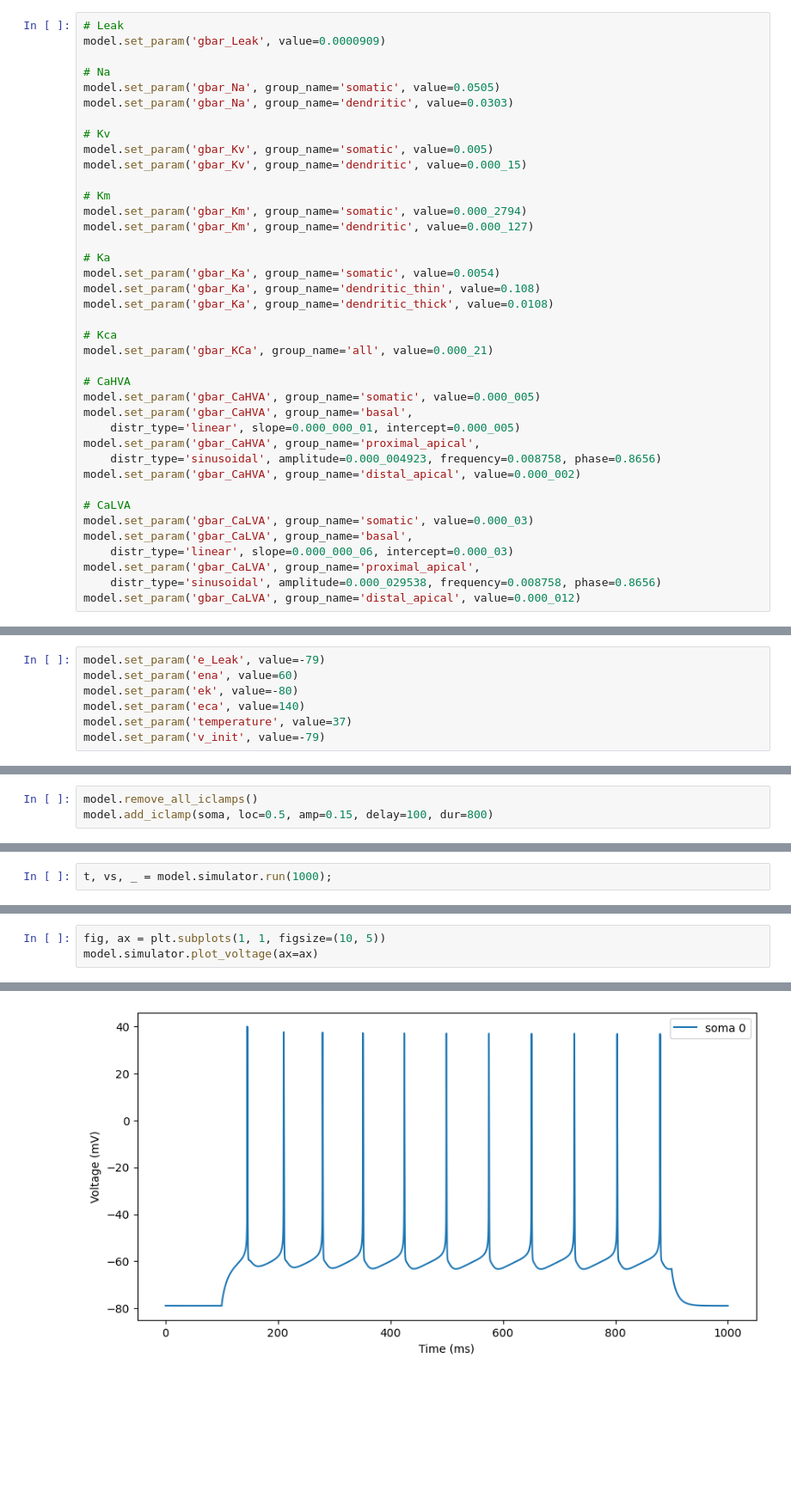
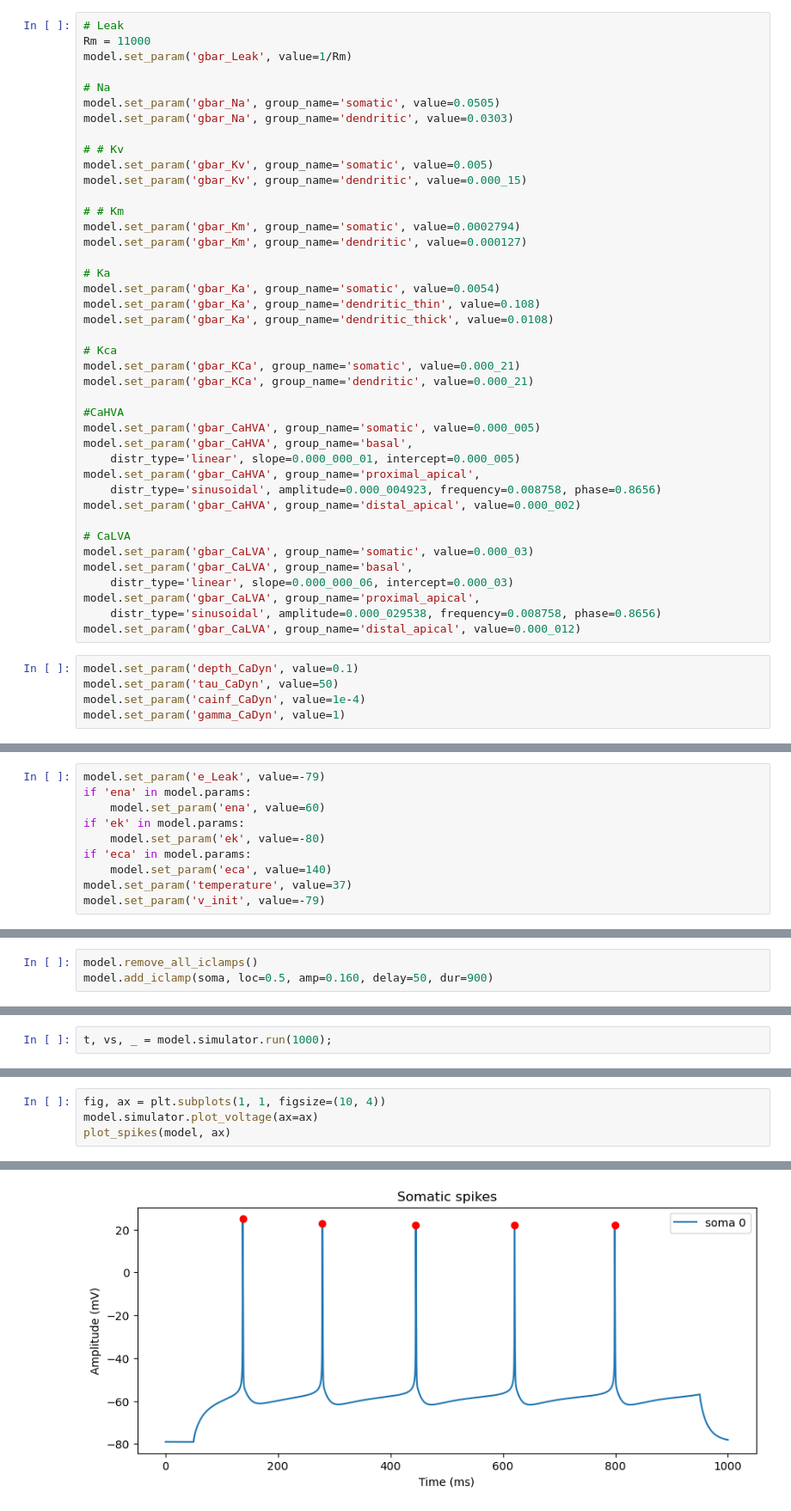
Before and after one commit to Poirazi-Lab/DendroTweaksApp, a Jupyter notebook: app/src/Park_2019.ipynb, the cells around one changed output, grey strips where cells are left out. Shown at 86% size. Cells and saved outputs as stored; diff of their text form; blank space fills up the shorter version.

```diff
--- a/app/src/Park_2019.ipynb
+++ b/app/src/Park_2019.ipynb
@@ -184,18 +311,19 @@ model.set_param('Ra', value=100)
 # %%
 # Leak
-model.set_param('gbar_Leak', value=0.0000909)
+Rm = 11000
+model.set_param('gbar_Leak', value=1/Rm)
 
 # Na
 model.set_param('gbar_Na', group_name='somatic', value=0.0505)
 model.set_param('gbar_Na', group_name='dendritic', value=0.0303)
 
-# Kv
+# # Kv
 model.set_param('gbar_Kv', group_name='somatic', value=0.005)
 model.set_param('gbar_Kv', group_name='dendritic', value=0.000_15)
 
-# Km
-model.set_param('gbar_Km', group_name='somatic', value=0.000_2794)
-model.set_param('gbar_Km', group_name='dendritic', value=0.000_127)
+# # Km
+model.set_param('gbar_Km', group_name='somatic', value=0.0002794)
+model.set_param('gbar_Km', group_name='dendritic', value=0.000127)
 
 # Ka
 model.set_param('gbar_Ka', group_name='somatic', value=0.0054)
@@ -203,9 +331,10 @@ model.set_param('gbar_Ka', group_name='dendritic_thin', value=0.108)
 model.set_param('gbar_Ka', group_name='dendritic_thick', value=0.0108)
 
 # Kca
-model.set_param('gbar_KCa', group_name='all', value=0.000_21)
+model.set_param('gbar_KCa', group_name='somatic', value=0.000_21)
+model.set_param('gbar_KCa', group_name='dendritic', value=0.000_21)
 
-# CaHVA
+#CaHVA
 model.set_param('gbar_CaHVA', group_name='somatic', value=0.000_005)
 model.set_param('gbar_CaHVA', group_name='basal',
     distr_type='linear', slope=0.000_000_01, intercept=0.000_005)
@@ -220,3 +349,8 @@ model.set_param('gbar_CaLVA', group_name='basal',
 model.set_param('gbar_CaLVA', group_name='proximal_apical',
     distr_type='sinusoidal', amplitude=0.000_029538, frequency=0.008758, phase=0.8656)
 model.set_param('gbar_CaLVA', group_name='distal_apical', value=0.000_012)
+# %%
+model.set_param('depth_CaDyn', value=0.1)
+model.set_param('tau_CaDyn', value=50)
+model.set_param('cainf_CaDyn', value=1e-4)
+model.set_param('gamma_CaDyn', value=1)
@@ -236,8 +378,11 @@ for param_name in model.conductances:
 # %%
 model.set_param('e_Leak', value=-79)
-model.set_param('ena', value=60)
-model.set_param('ek', value=-80)
-model.set_param('eca', value=140)
+if 'ena' in model.params:
+    model.set_param('ena', value=60)
+if 'ek' in model.params:
+    model.set_param('ek', value=-80)
+if 'eca' in model.params:
+    model.set_param('eca', value=140)
 model.set_param('temperature', value=37)
 model.set_param('v_init', value=-79)
 # %%
@@ -258,5 +421,5 @@ model.simulator.vs
 # %%
 model.remove_all_iclamps()
-model.add_iclamp(soma, loc=0.5, amp=0.15, delay=100, dur=800)
+model.add_iclamp(soma, loc=0.5, amp=0.160, delay=50, dur=900)
 # %% [output]
 IClamp added to sec ••0 at loc 0.5.
@@ -265,4 +435,5 @@ t, vs, _ = model.simulator.run(1000);
 # %%
-fig, ax = plt.subplots(1, 1, figsize=(10, 5))
+fig, ax = plt.subplots(1, 1, figsize=(10, 4))
 model.simulator.plot_voltage(ax=ax)
+plot_spikes(model, ax)
 # %% [output]
@@ -269 +444 @@ model.simulator.plot_voltage(ax=ax)
-[figure, old version]
+[figure, new version]
```
Also changed, not shown: parts of 27 cells of this notebook, 26 other files.
